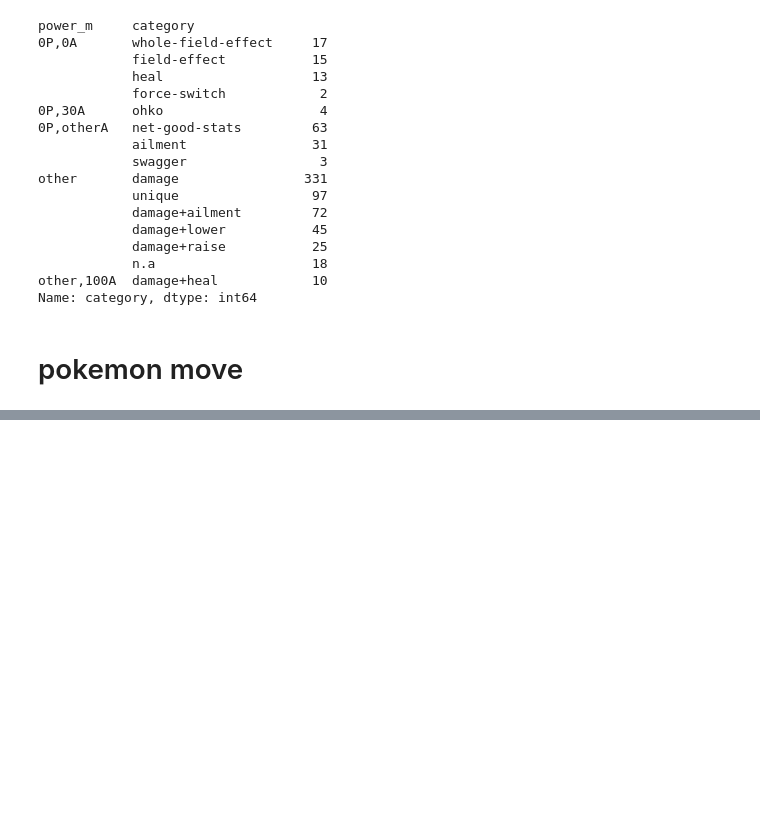
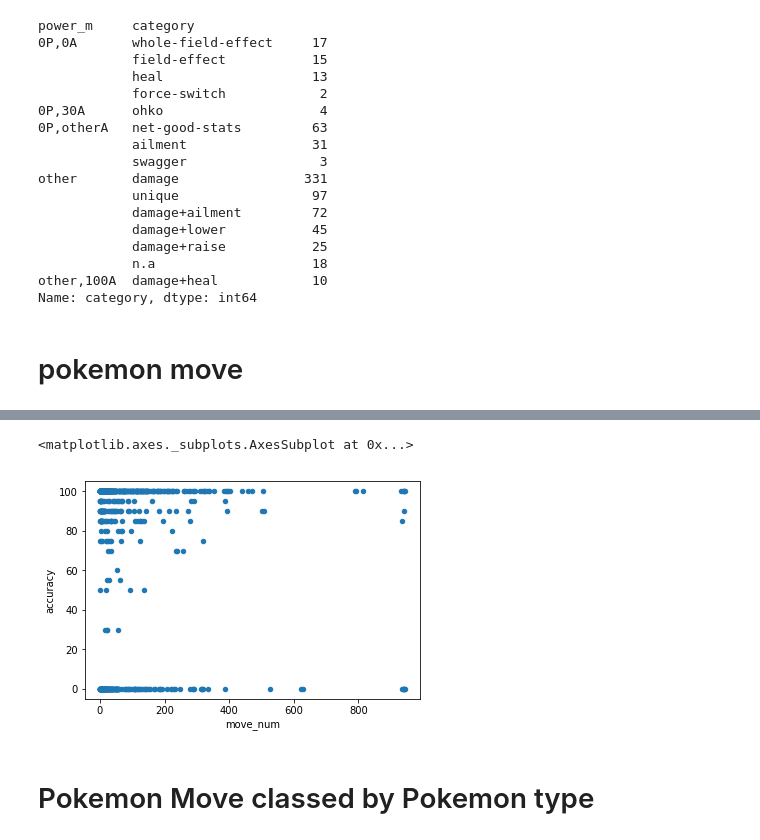
Before and after one commit to wd810/project-3, a Jupyter notebook: project-3/data/Pokemon Move.ipynb, the cells around one changed output, grey strips where cells are left out. Saved outputs shown, nothing was run; the diff lists cells and outputs as text; code cells hidden in the pictures; blank space fills up the shorter version.

```diff
--- a/project-3/data/Pokemon Move.ipynb
+++ b/project-3/data/Pokemon Move.ipynb
@@ -453,0 +488,7 @@ print(move_dict)
+# %%
+move_num_merge.plot.scatter(x='move_num', y='accuracy')
+# %% [output]
+<matplotlib.axes._subplots.AxesSubplot at 0x...>
+[figure, added]
+# %% [markdown]
+# Pokemon Move classed by Pokemon type
```
Also changed, not shown: parts of 14 cells of this notebook.
